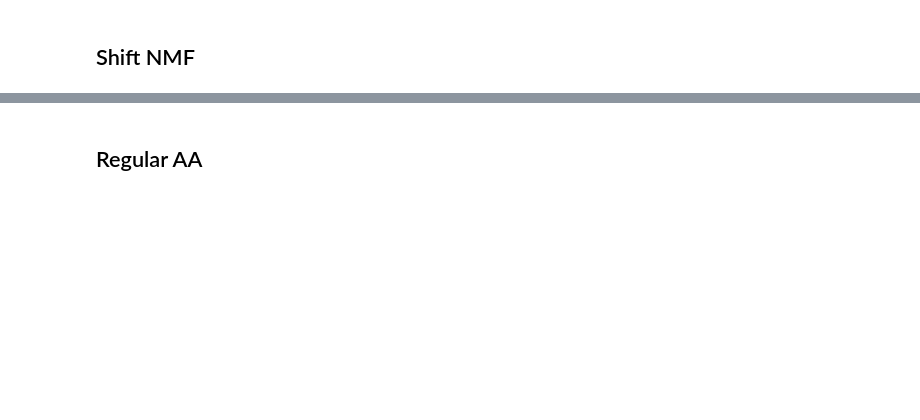
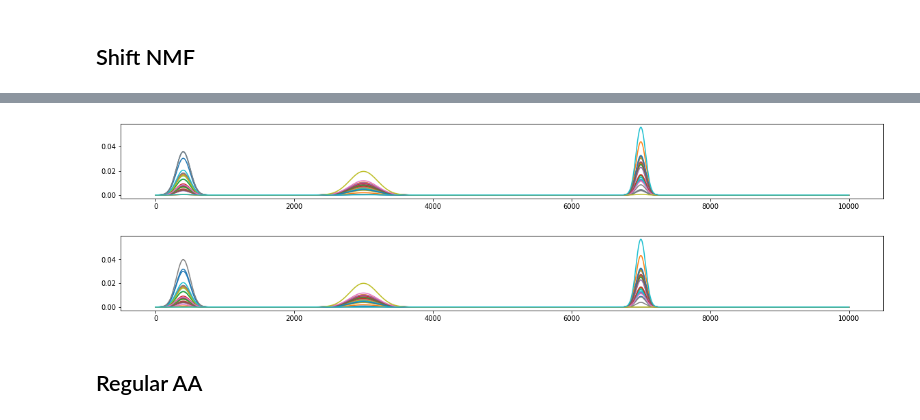
Before and after one commit to AlexanderVoldby/02466Fagprojekt2023, a Jupyter notebook: test_with_shift.ipynb, the cells around one changed output, grey strips where cells are left out. Saved outputs shown, nothing was run; the diff lists cells and outputs as text; code cells hidden in the pictures; blank space fills up the shorter version.

```diff
--- a/test_with_shift.ipynb
+++ b/test_with_shift.ipynb
@@ -123,3 +152,12 @@ ValueError: Complex data not supported
+# %%
+plt.rcParams['figure.figsize'] = [20, 2]
+plt.plot(recon.T)
+plt.show()
+plt.plot(X_clean.T)
+plt.show()
+# %% [output]
+[figure, added]
+[figure, added]
 # %% [markdown]
 ## Regular AA
 # %%
```
Also changed, not shown: parts of 14 cells of this notebook.
